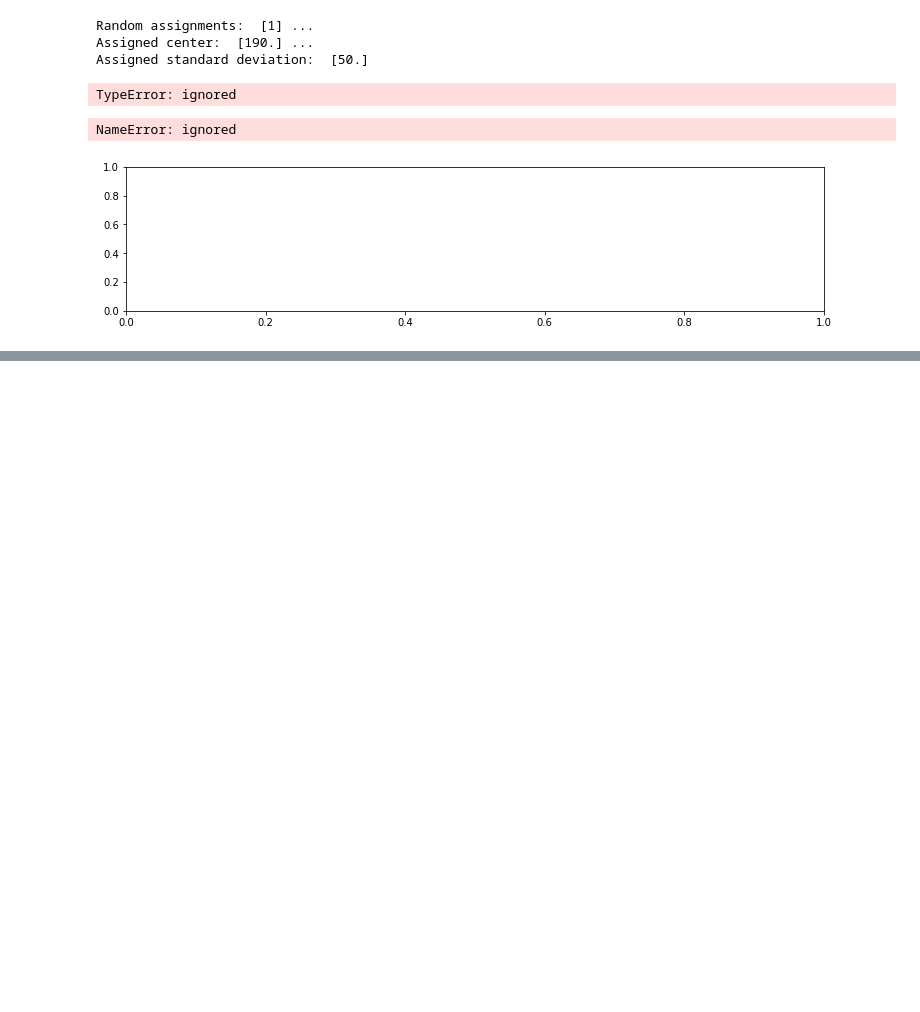
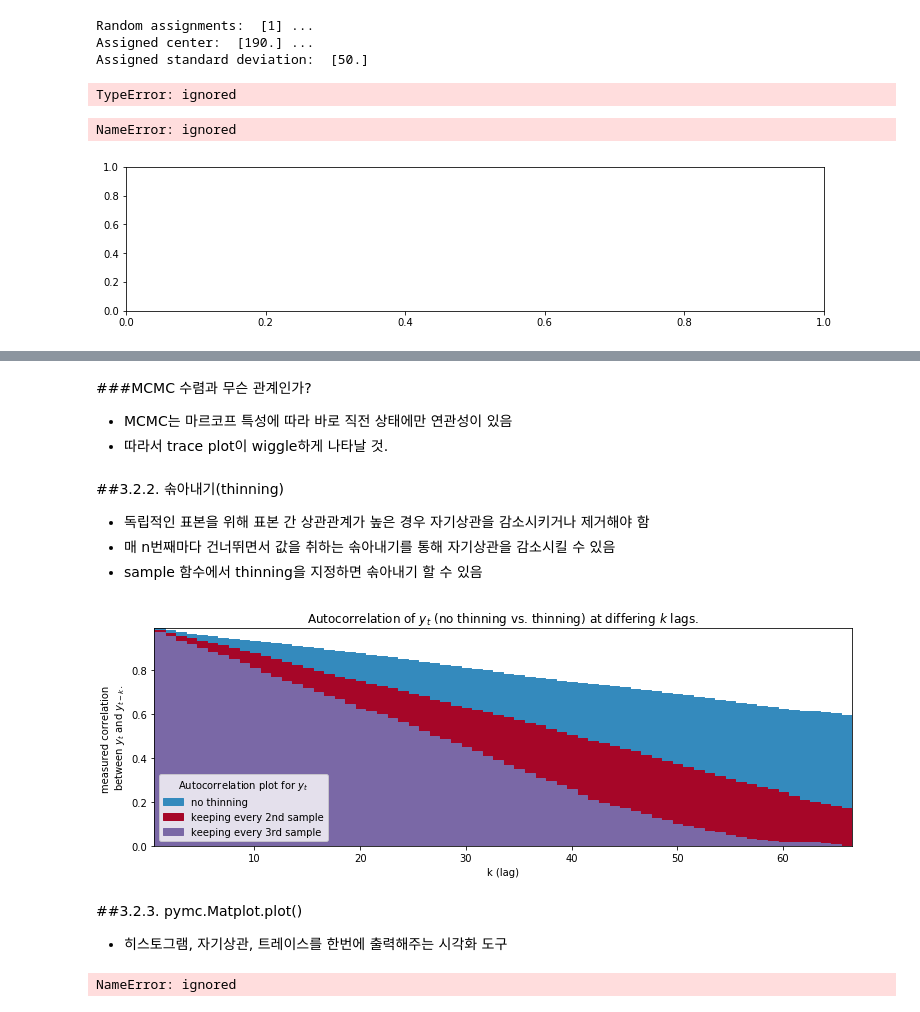
Before and after one commit to ssujinK/Bayesian-with-Python, a Jupyter notebook: 190412_Bayesian_with_python.ipynb, the cells around one changed output, grey strips where cells are left out. Cells and saved outputs as stored; diff of their text form; code cells hidden in the pictures; blank space fills up the shorter version.

```diff
--- a/190412_Bayesian_with_python.ipynb
+++ b/190412_Bayesian_with_python.ipynb
@@ -419,0 +595,45 @@ NameError: ignored
+# %% [markdown]
+###MCMC 수렴과 무슨 관계인가?
+
+
+
+*  MCMC는 마르코프 특성에 따라 바로 직전 상태에만 연관성이 있음
+*  따라서 trace plot이 wiggle하게 나타날 것.
+# %% [markdown]
+##3.2.2. 솎아내기(thinning)
+
+
+*   독립적인 표본을 위해 표본 간 상관관계가 높은 경우 자기상관을 감소시키거나 제거해야 함
+*   매 n번째마다 건너뛰면서 값을 취하는 솎아내기를 통해 자기상관을 감소시킬 수 있음
+*   sample 함수에서 thinning을 지정하면 솎아내기 할 수 있음
+# %%
+max_x = 200 // 3 + 1
+x = np.arange(1, max_x)
+
+plt.bar(x, autocorr(y_t)[1:max_x], edgecolor=colors[0],
+        label="no thinning", color=colors[0], width=1)
+plt.bar(x, autocorr(y_t[::2])[1:max_x], edgecolor=colors[1],
+        label="keeping every 2nd sample", color=colors[1], width=1)
+plt.bar(x, autocorr(y_t[::3])[1:max_x], width=1, edgecolor=colors[2],
+        label="keeping every 3rd sample", color=colors[2])
+
+plt.autoscale(tight=True)
+plt.legend(title="Autocorrelation plot for $y_t$", loc="lower left")
+plt.ylabel("measured correlation \nbetween $y_t$ and $y_{t-k}$.")
+plt.xlabel("k (lag)")
+plt.title("Autocorrelation of $y_t$ (no thinning vs. thinning) \
+at differing $k$ lags.");
+# %% [output]
+[figure, added]
+# %% [markdown]
+##3.2.3. pymc.Matplot.plot()
+
+
+*   히스토그램, 자기상관, 트레이스를 한번에 출력해주는 시각화 도구
+# %%
+pm.plots.traceplot(trace=trace, varnames=["centers"])
+pm.plots.plot_posterior(trace=trace["centers"][:,0])
+pm.plots.plot_posterior(trace=trace["centers"][:,1])
+pm.plots.autocorrplot(trace=trace, varnames=["centers"]);
+# %% [output]
+NameError: ignored
```
Also changed, not shown: parts of 23 cells of this notebook.
